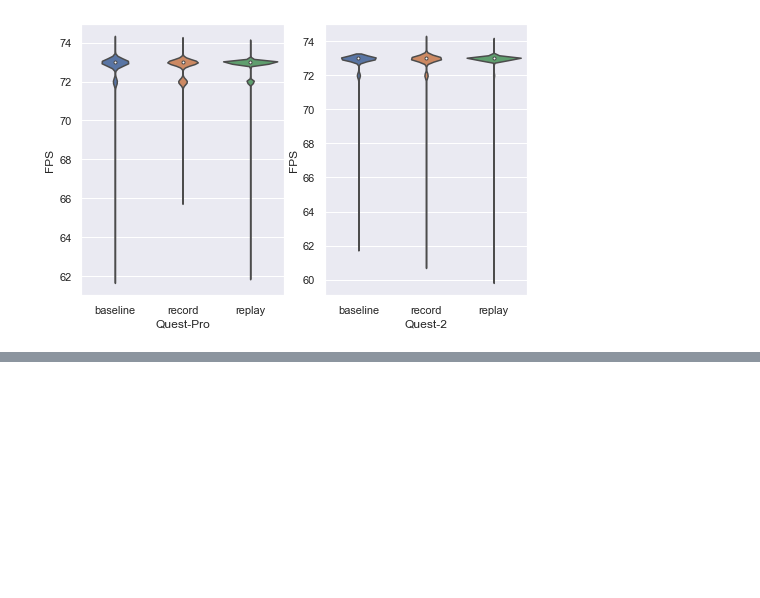
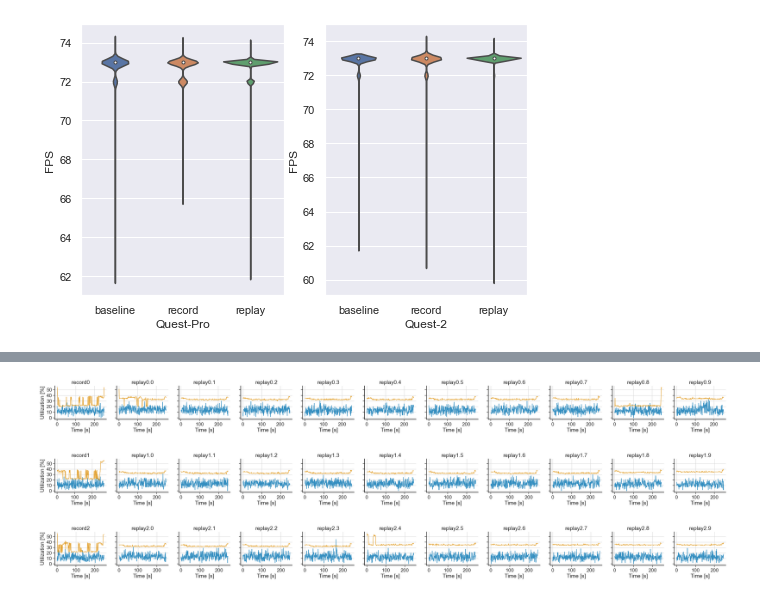
Before and after one commit to Raiduy/librnr-experiments, a Jupyter notebook: analysis_logcat.ipynb, the cells around one changed output, grey strips where cells are left out. Saved outputs shown, nothing was run; the diff lists cells and outputs as text; code cells hidden in the pictures; blank space fills up the shorter version.

```diff
--- a/analysis_logcat.ipynb
+++ b/analysis_logcat.ipynb
@@ -179,0 +247,50 @@ Index(['CPU Level', 'GPU Level', 'CPU Frequency (MHz)', 'GPU Frequency (MHz)',
+# %%
+def reset_timestamp(df):
+  df['timestamp'] = pd.to_datetime(df['timestamp'], format="%H:%M:%S.%f")
+  df['timestamp'] = df['timestamp'] - df['timestamp'][0]
+  # convert to milliseconds
+  df['timestamp'] = df['timestamp'].dt.total_seconds()
+  return df
+
+for record in range(3):
+    df = pd.read_csv(f'{path}record{record}/logcat_VrApi.csv')
+    df['CPU%'] = df['CPU%'].apply(lambda x: float(x.split('(')[0])*100)
+    df['GPU%'] = df['GPU%'].apply(lambda x: float(x)*100)
+    # print(df['CPU%'].dtype, df['CPU%'].head(1))
+    fig, ax = plt.subplots(1, 11, figsize=(40, 2), sharey=True)
+    # reset timestamp to 0
+    df = reset_timestamp(df)
+
+    sns.lineplot(data=df, x='timestamp', y='CPU%', label="CPU", ax=ax[0], alpha=0.8)
+    sns.lineplot(data=df, x='timestamp', y='GPU%', label="GPU", ax=ax[0], alpha=0.8)
+
+    # df['Temp'] = df['Temp'].apply(lambda x: float(x.split('C/')[0]))
+    # twin = ax[0].twinx()
+    # sns.lineplot(data=df, x='timestamp', y='Temp', label="Temp", ax=twin, color='r', alpha=0.8)
+
+    ax[0].set_yticks(np.arange(0, 101, 10))
+    ax[0].set_ylabel('Utilization [%]')
+    ax[0].set_xlabel('Time [s]')
+    ax[0].set_title('record' + str(record))
+    ax[0].legend().remove()
+
+    for replay in range(10):
+        df = pd.read_csv(f'{path}replay{record}.{replay}/logcat_VrApi.csv')
+        df['CPU%'] = df['CPU%'].apply(lambda x: float(x.split('(')[0])*100)
+        df['GPU%'] = df['GPU%'].apply(lambda x: float(x)*100)
+        df = reset_timestamp(df)
+
+        sns.lineplot(data=df, x='timestamp', y='CPU%', label="CPU", ax=ax[replay + 1], alpha=0.8)
+        sns.lineplot(data=df, x='timestamp', y='GPU%', label="GPU", ax=ax[replay + 1], alpha=0.8)
+
+        # df['Temp'] = df['Temp'].apply(lambda x: float(x.split('C/')[0]))
+        # twin = ax[replay + 1].twinx()
+        # sns.lineplot(data=df, x='timestamp', y='Temp', label="Temp", ax=twin, color='r', alpha=0.8)
+
+        ax[replay + 1].set_title(f'replay{record}.{replay}')
+        ax[replay + 1].set_xlabel('Time [s]')
+        ax[replay + 1].legend().remove()
+# %% [output]
+[figure, added]
+[figure, added]
+[figure, added]
```
Also changed, not shown: parts of 3 cells of this notebook.
